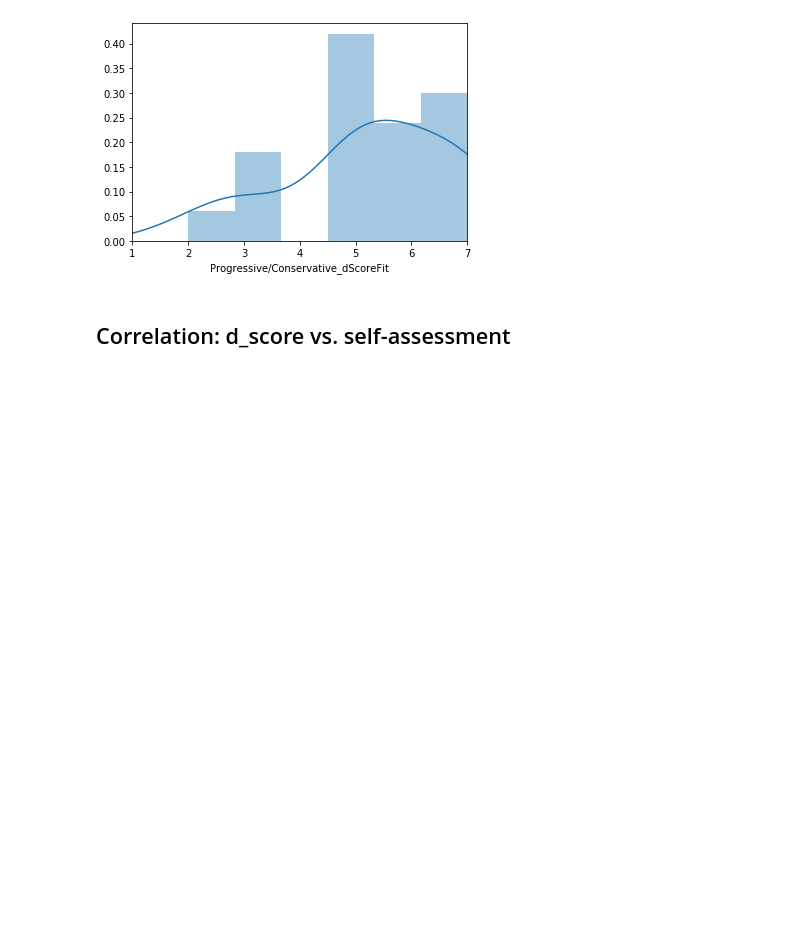
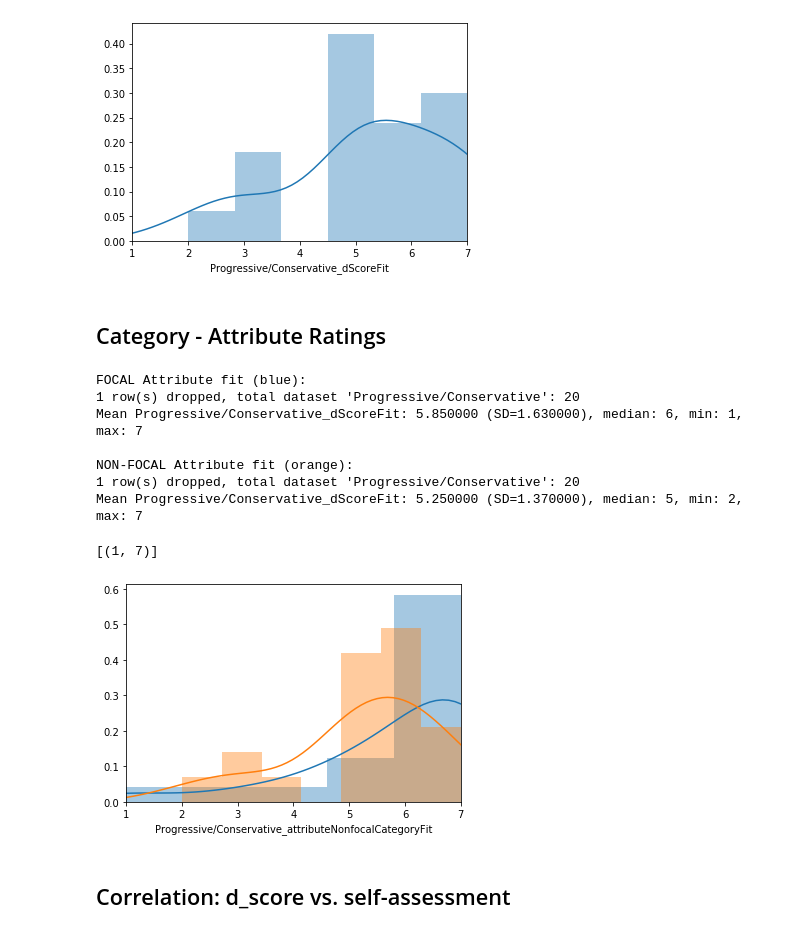
Before and after one commit to Til-D/biat_validation_analysis, a Jupyter notebook: BIAT_validation_batch_01.ipynb, the cells around one changed output. Saved outputs shown, nothing was run; the diff lists cells and outputs as text; code cells hidden in the pictures; blank space fills up the shorter version.

Commit message:
plotting category attribute fit

```diff
--- a/BIAT_validation_batch_01.ipynb
+++ b/BIAT_validation_batch_01.ipynb
@@ -148,6 +148,48 @@ figure.set(xlim=(1, 7))
 Mean Progressive/Conservative_dScoreFit: 5.250000 (SD=1.520000), median: 5, min: 2, max: 7
 [(1, 7)]
 [figure]
+# %% [markdown]
+## Category - Attribute Ratings
+# %%
+# Focal
+focal_col = biat + '_attributeFocalCategoryFit'
+focal_scores = df_participants[focal_col]
+
+# remove NaNs
+c = len(focal_scores)
+focal_scores = focal_scores.dropna()
+print('FOCAL Attribute fit (blue):')
+print('%d row(s) dropped, total dataset \'%s\': %d' % (c-len(focal_scores), biat, len(focal_scores)))
+print('Mean %s: %f (SD=%f), median: %d, min: %d, max: %d' % (col, round(focal_scores.mean(), rounded_decimals), round(focal_scores.std(), rounded_decimals), np.median(focal_scores), focal_scores.min(), focal_scores.max()))
+print('')
+
+figure = sns.distplot(focal_scores);
+figure.set(xlim=(1, 7))
+
+# Non-Focal
+non_focal_col = biat + '_attributeNonfocalCategoryFit'
+non_focal_scores = df_participants[non_focal_col]
+
+# remove NaNs
+c = len(non_focal_scores)
+non_focal_scores = non_focal_scores.dropna()
+print('NON-FOCAL Attribute fit (orange):')
+print('%d row(s) dropped, total dataset \'%s\': %d' % (c-len(non_focal_scores), biat, len(non_focal_scores)))
+print('Mean %s: %f (SD=%f), median: %d, min: %d, max: %d' % (col, round(non_focal_scores.mean(), rounded_decimals), round(non_focal_scores.std(), rounded_decimals), np.median(non_focal_scores), non_focal_scores.min(), non_focal_scores.max()))
+print('')
+
+figure = sns.distplot(non_focal_scores);
+figure.set(xlim=(1, 7))
+# %% [output]
+FOCAL Attribute fit (blue):
+1 row(s) dropped, total dataset 'Progressive/Conservative': 20
+Mean Progressive/Conservative_dScoreFit: 5.850000 (SD=1.630000), median: 6, min: 1, max: 7
+
+NON-FOCAL Attribute fit (orange):
+1 row(s) dropped, total dataset 'Progressive/Conservative': 20
+Mean Progressive/Conservative_dScoreFit: 5.250000 (SD=1.370000), median: 5, min: 2, max: 7
+[(1, 7)]
+[figure, added]
 # %% [markdown]
 ## Correlation: d_score vs. self-assessment
 # %%
```
Also changed, not shown: parts of 11 cells of this notebook, 1 other file.
